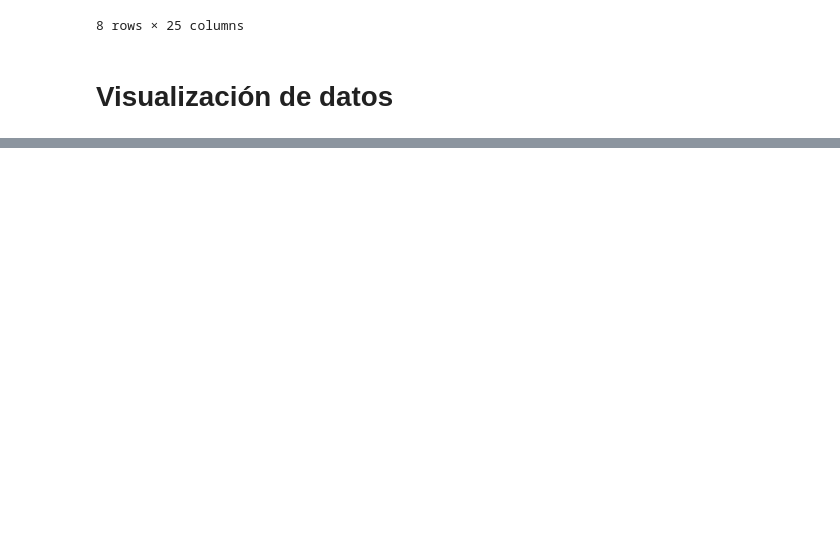
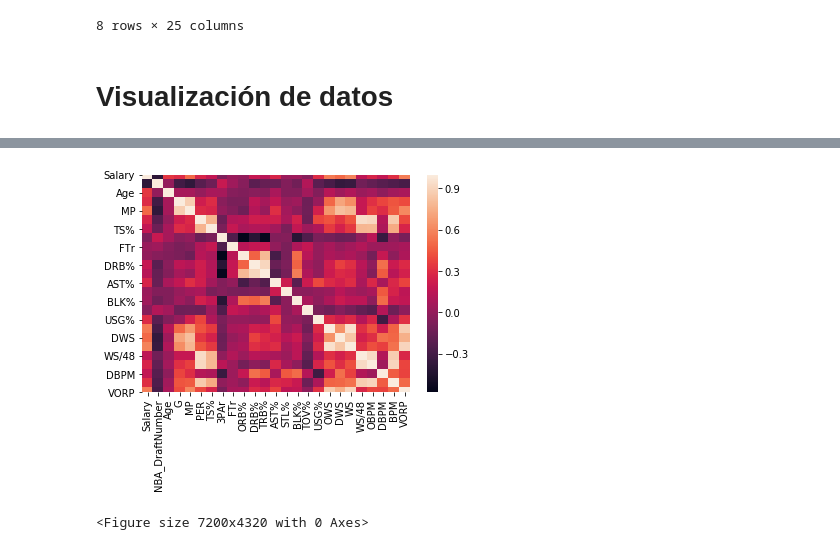
Before and after one commit to NicolasB2/NBA_Salaries, a Jupyter notebook: NBA Salary.ipynb, the cells around one changed output, grey strips where cells are left out. Saved outputs shown, nothing was run; the diff lists cells and outputs as text; code cells hidden in the pictures; blank space fills up the shorter version.

```diff
--- a/NBA Salary.ipynb
+++ b/NBA Salary.ipynb
@@ -28,8 +28,8 @@ print("Hay {} registros incompletos: ".format(len(indices)), indices)
 # %% [output]
 Hay 2 registros incompletos:  [29 37]
 # %%
-data2 = data.dropna()
+clean_data = data.dropna()
 print("Datos originales: ", data.shape)
-print("Datos limpios y completos: ", data2.shape)
-print("Se eliminaron {} registos".format(data.shape[0] - data2.shape[0]))
+print("Datos limpios y completos: ", clean_data.shape)
+print("Se eliminaron {} registos".format(data.shape[0] - clean_data.shape[0]))
 # %% [output]
@@ -56,8 +75,11 @@ data[data['Age'] == 30]
 # %%
-corrMatrix = data.corr()
+corrMatrix = clean_data.corr()
 sn.heatmap(corrMatrix, annot=False)
 plt.figure(figsize=(100,60))
 plt.show()
+# %% [output]
+[figure, added]
+<Figure size 7200x4320 with 0 Axes>
 # %%
 sn.heatmap(corrMatrix[:1], annot=False)
 plt.show()
```
Also changed, not shown: parts of 6 cells of this notebook.
